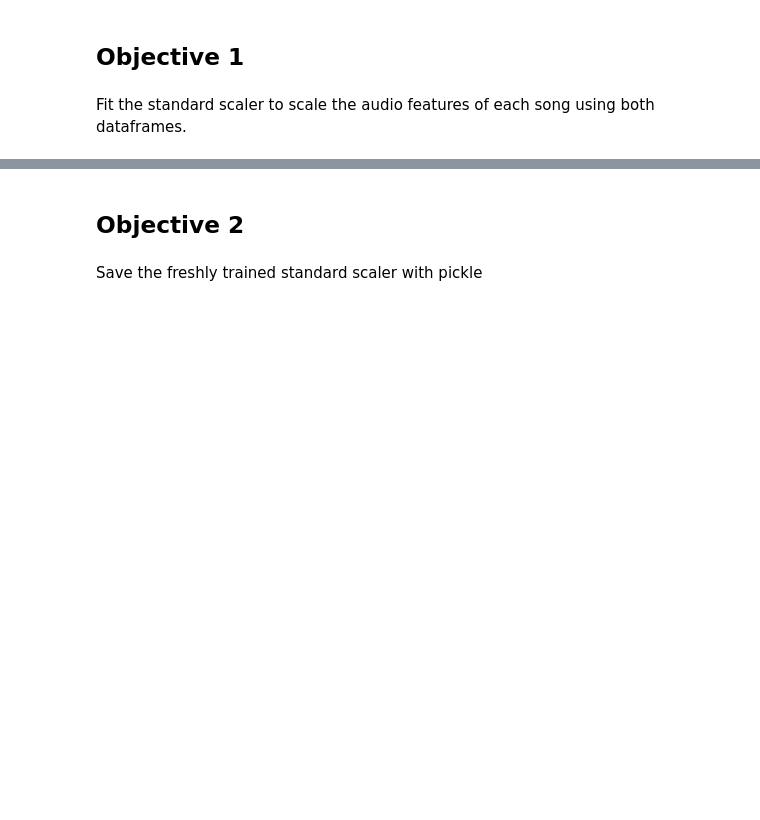
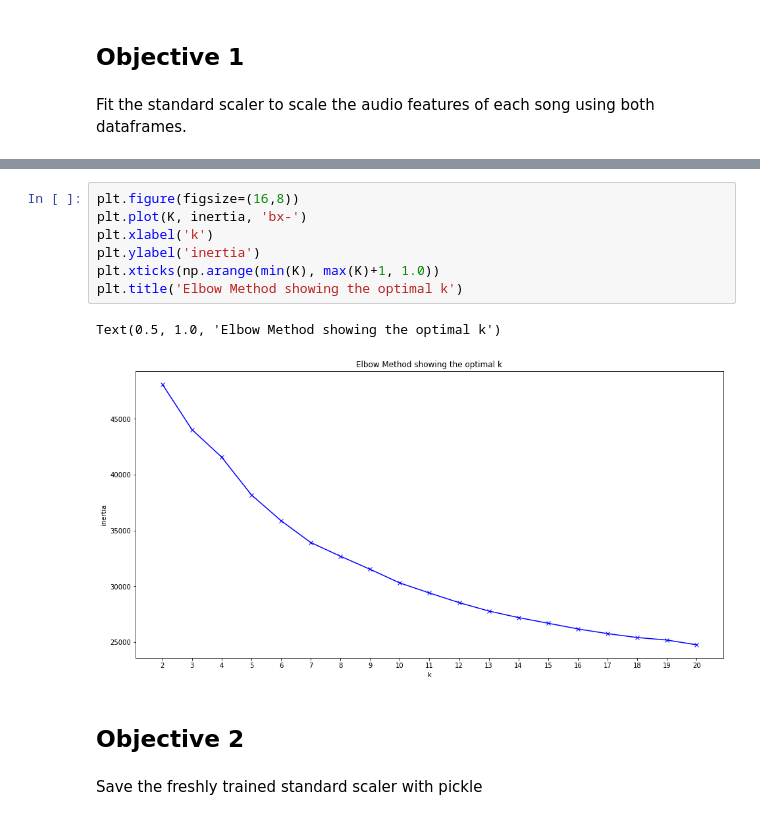
Before and after one commit to qbsaram/Project-Week3-Spotify-ML, a Jupyter notebook: your-code/main.ipynb, the cells around one changed output, grey strips where cells are left out. Cells and saved outputs as stored; diff of their text form; blank space fills up the shorter version.

```diff
--- a/your-code/main.ipynb
+++ b/your-code/main.ipynb
@@ -373,3 +746,13 @@ Fit the standard scaler to scale the audio features of each song using both data
+# %%
+plt.figure(figsize=(16,8))
+plt.plot(K, inertia, 'bx-')
+plt.xlabel('k')
+plt.ylabel('inertia')
+plt.xticks(np.arange(min(K), max(K)+1, 1.0))
+plt.title('Elbow Method showing the optimal k')
+# %% [output]
+Text(0.5, 1.0, 'Elbow Method showing the optimal k')
+[figure, added]
 # %% [markdown]
 ## Objective 2
 # %% [markdown]
```
Also changed, not shown: parts of 105 cells of this notebook, 39 other files.
